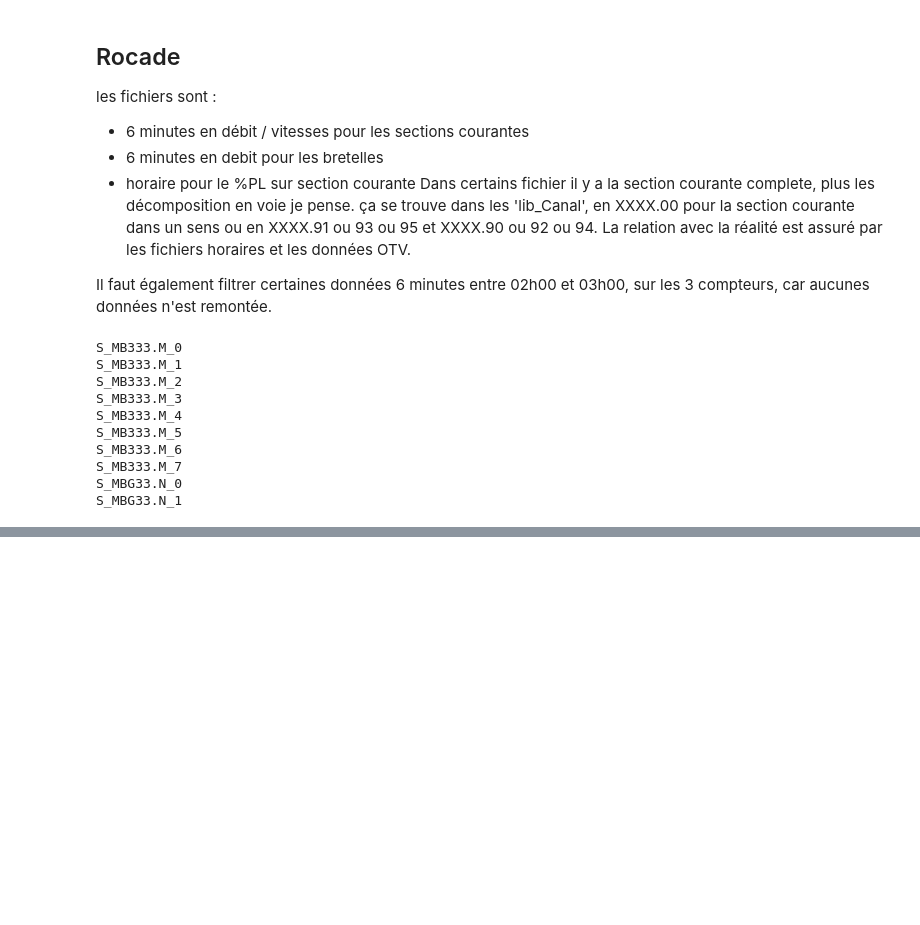
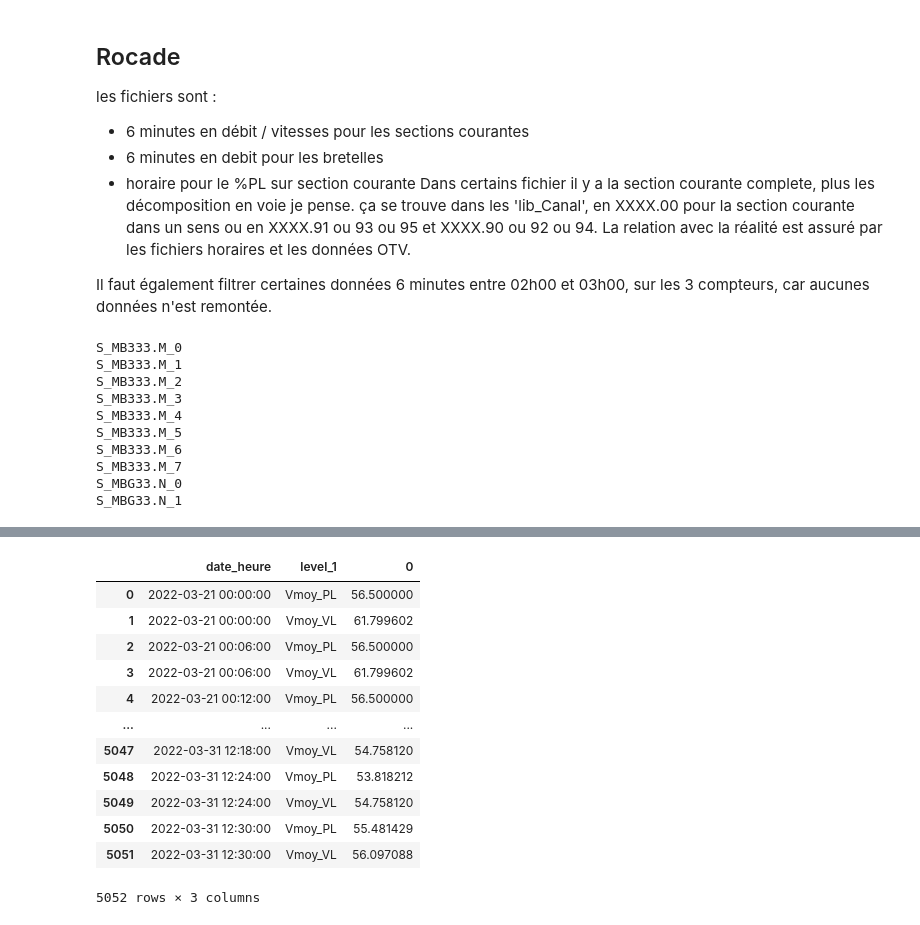
Before and after one commit to nantodevison/PPBE_BdxMet, a Jupyter notebook: notebooks/Import_donnees.ipynb, the cells around one changed output, grey strips where cells are left out. Cells and saved outputs as stored; diff of their text form; code cells hidden in the pictures; blank space fills up the shorter version.

```diff
--- a/notebooks/Import_donnees.ipynb
+++ b/notebooks/Import_donnees.ipynb
@@ -148,0 +220,16 @@ with ct.ConnexionBdd(bdd) as c:
+# %%
+dfEstimNan[['vts_pl', 'vts_vl']].ffill().rename(columns={'vts_pl': 'Vmoy_PL', 'vts_vl': 'Vmoy_VL'}).stack().reset_index().rename(indicateur)
+# %% [output]
+|  | date_heure | level_1 | 0 |
+| 0 | 2022-03-21 00:00:00 | Vmoy_PL | 56.500000 |
+| 1 | 2022-03-21 00:00:00 | Vmoy_VL | 61.799602 |
+| 2 | 2022-03-21 00:06:00 | Vmoy_PL | 56.500000 |
+| 3 | 2022-03-21 00:06:00 | Vmoy_VL | 61.799602 |
+| 4 | 2022-03-21 00:12:00 | Vmoy_PL | 56.500000 |
+| ... | ... | ... | ... |
+| 5047 | 2022-03-31 12:18:00 | Vmoy_VL | 54.758120 |
+| 5048 | 2022-03-31 12:24:00 | Vmoy_PL | 53.818212 |
+| 5049 | 2022-03-31 12:24:00 | Vmoy_VL | 54.758120 |
+| 5050 | 2022-03-31 12:30:00 | Vmoy_PL | 55.481429 |
+| 5051 | 2022-03-31 12:30:00 | Vmoy_VL | 56.097088 |
+5052 rows × 3 columns
```
Also changed, not shown: parts of 11 cells of this notebook, 6 other files.
